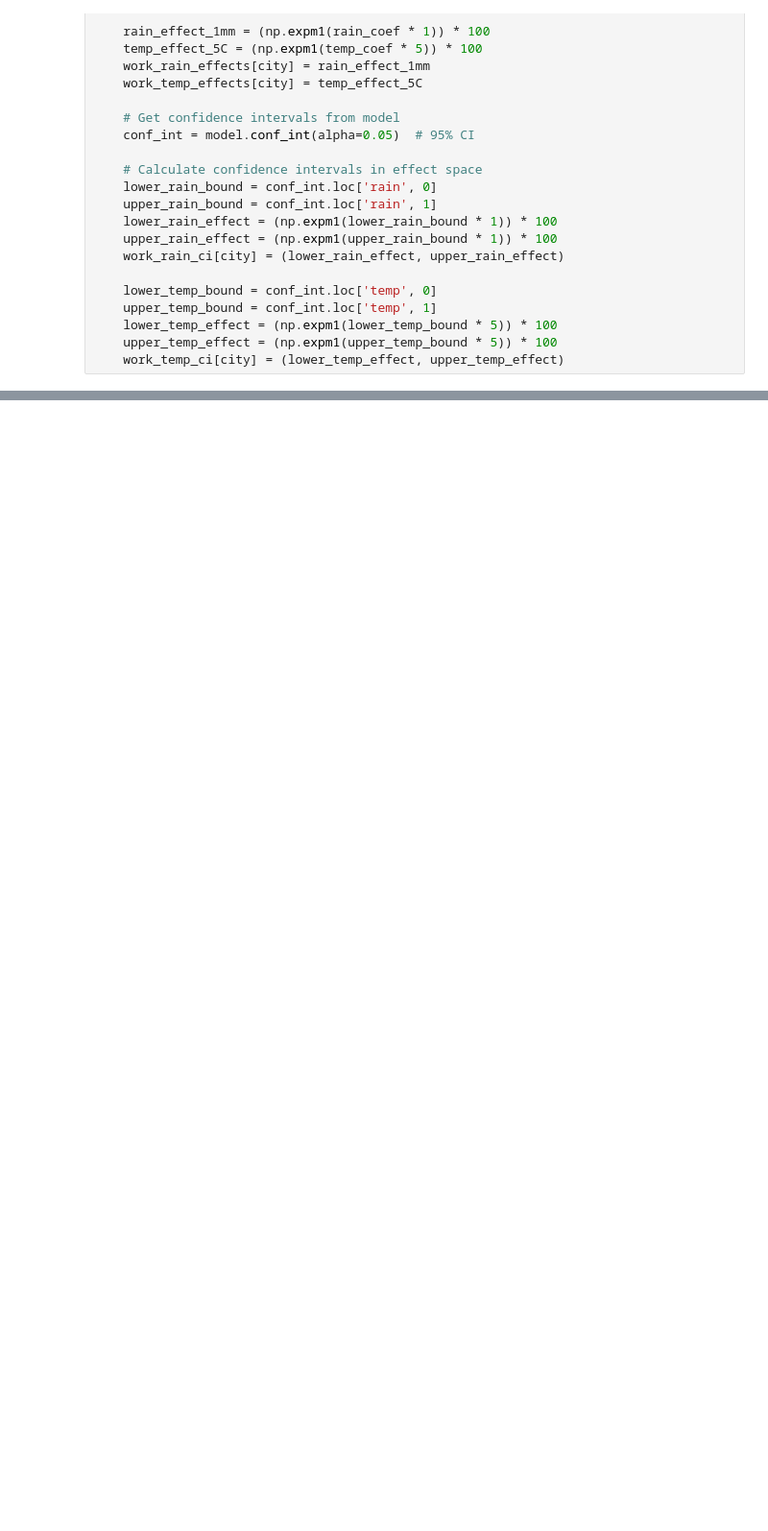
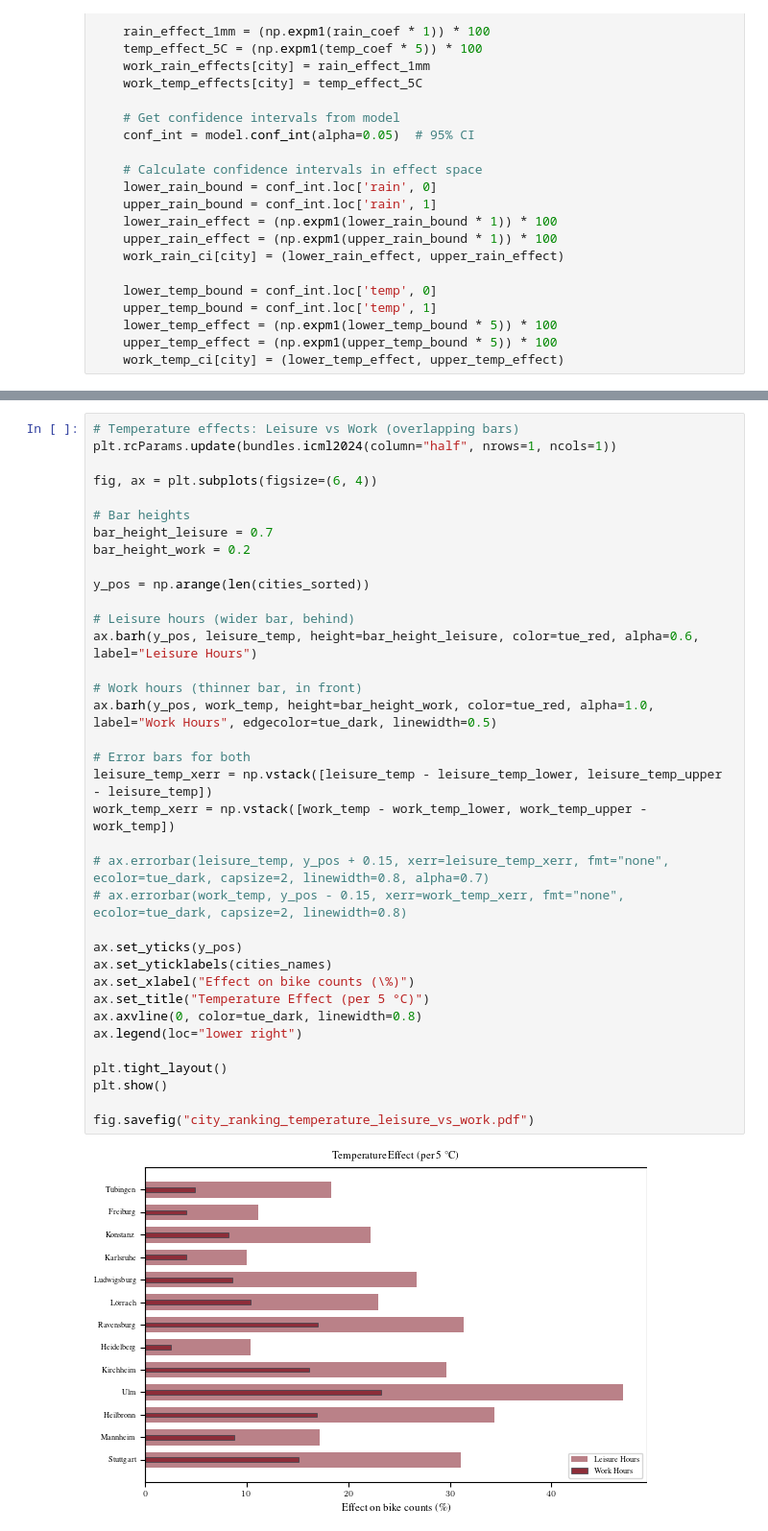
Before and after one commit to lohrynn/tuecycle, a Jupyter notebook: exp/regression.ipynb, the cells around one changed output, grey strips where cells are left out. Shown at 96% size. Drawn from its saved outputs; the diff is of its cells as text; blank space fills up the shorter version.

```diff
--- a/exp/regression.ipynb
+++ b/exp/regression.ipynb
@@ -1036,0 +1247,38 @@ fig.savefig("city_ranking_leisure_vs_work.pdf")
+# %%
+# Temperature effects: Leisure vs Work (overlapping bars)
+plt.rcParams.update(bundles.icml2024(column="half", nrows=1, ncols=1))
+
+fig, ax = plt.subplots(figsize=(6, 4))
+
+# Bar heights
+bar_height_leisure = 0.7
+bar_height_work = 0.2
+
+y_pos = np.arange(len(cities_sorted))
+
+# Leisure hours (wider bar, behind)
+ax.barh(y_pos, leisure_temp, height=bar_height_leisure, color=tue_red, alpha=0.6, label="Leisure Hours")
+
+# Work hours (thinner bar, in front)
+ax.barh(y_pos, work_temp, height=bar_height_work, color=tue_red, alpha=1.0, label="Work Hours", edgecolor=tue_dark, linewidth=0.5)
+
+# Error bars for both
+leisure_temp_xerr = np.vstack([leisure_temp - leisure_temp_lower, leisure_temp_upper - leisure_temp])
+work_temp_xerr = np.vstack([work_temp - work_temp_lower, work_temp_upper - work_temp])
+
+# ax.errorbar(leisure_temp, y_pos + 0.15, xerr=leisure_temp_xerr, fmt="none", ecolor=tue_dark, capsize=2, linewidth=0.8, alpha=0.7)
+# ax.errorbar(work_temp, y_pos - 0.15, xerr=work_temp_xerr, fmt="none", ecolor=tue_dark, capsize=2, linewidth=0.8)
+
+ax.set_yticks(y_pos)
+ax.set_yticklabels(cities_names)
+ax.set_xlabel("Effect on bike counts (\%)")
+ax.set_title("Temperature Effect (per 5 °C)")
+ax.axvline(0, color=tue_dark, linewidth=0.8)
+ax.legend(loc="lower right")
+
+plt.tight_layout()
+plt.show()
+
+fig.savefig("city_ranking_temperature_leisure_vs_work.pdf")
+# %% [output]
+[figure, added]
```
Also changed, not shown: parts of 20 cells of this notebook, 6 other files.
